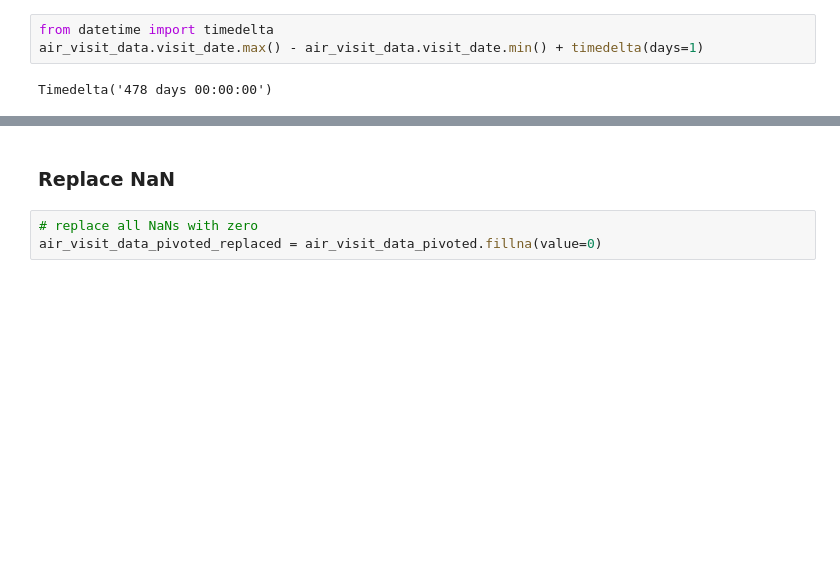
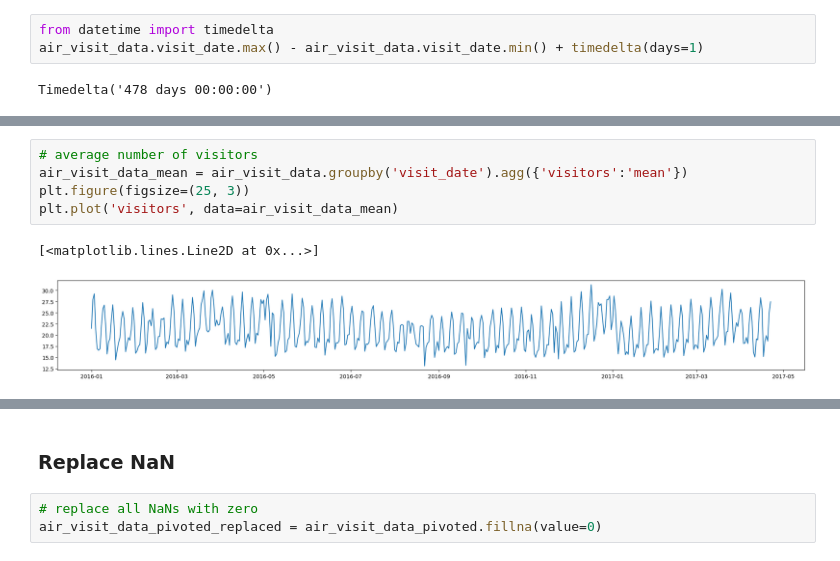
Before and after one commit to saoriyosano/recruit-restaurant-visitor-forecasting, a Jupyter notebook: eda.ipynb, the cells around one changed output, grey strips where cells are left out. Drawn from its saved outputs; the diff is of its cells as text; blank space fills up the shorter version.

```diff
--- a/eda.ipynb
+++ b/eda.ipynb
@@ -204,0 +251,8 @@ Name: count, dtype: int64
+# %%
+# average number of visitors
+air_visit_data_mean = air_visit_data.groupby('visit_date').agg({'visitors':'mean'})
+plt.figure(figsize=(25, 3))
+plt.plot('visitors', data=air_visit_data_mean)
+# %% [output]
+[<matplotlib.lines.Line2D at 0x...>]
+[figure, added]
```
Also changed, not shown: parts of 45 cells of this notebook.
